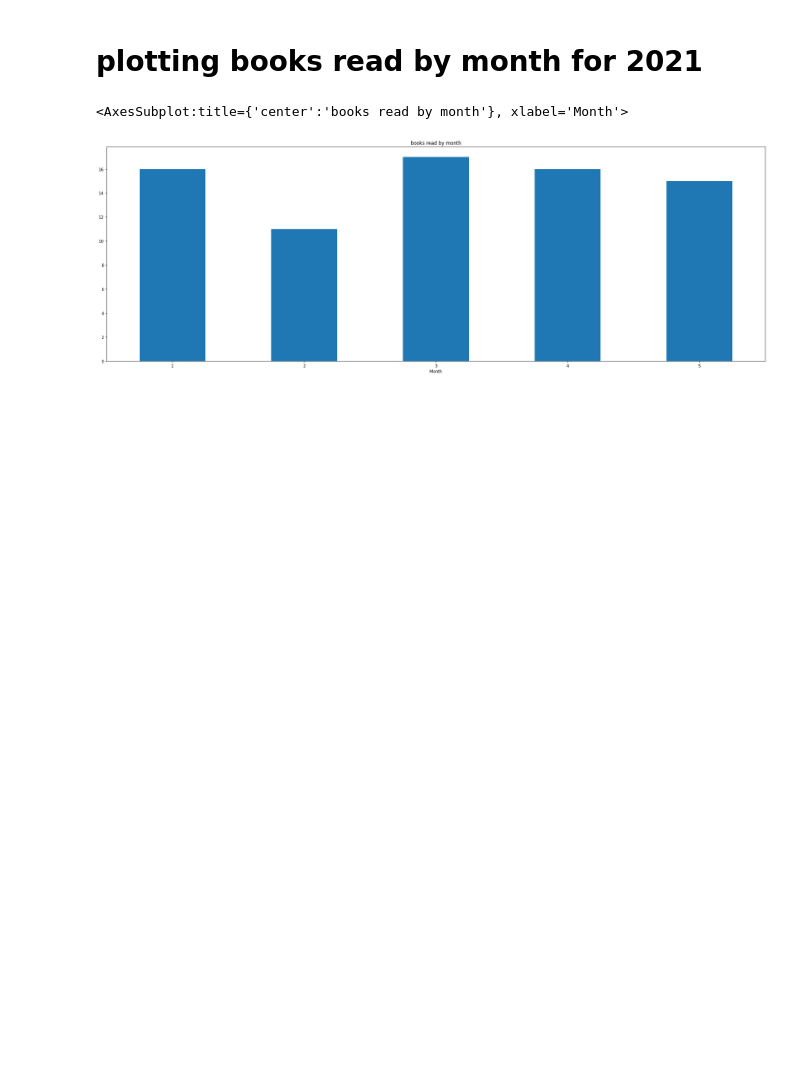
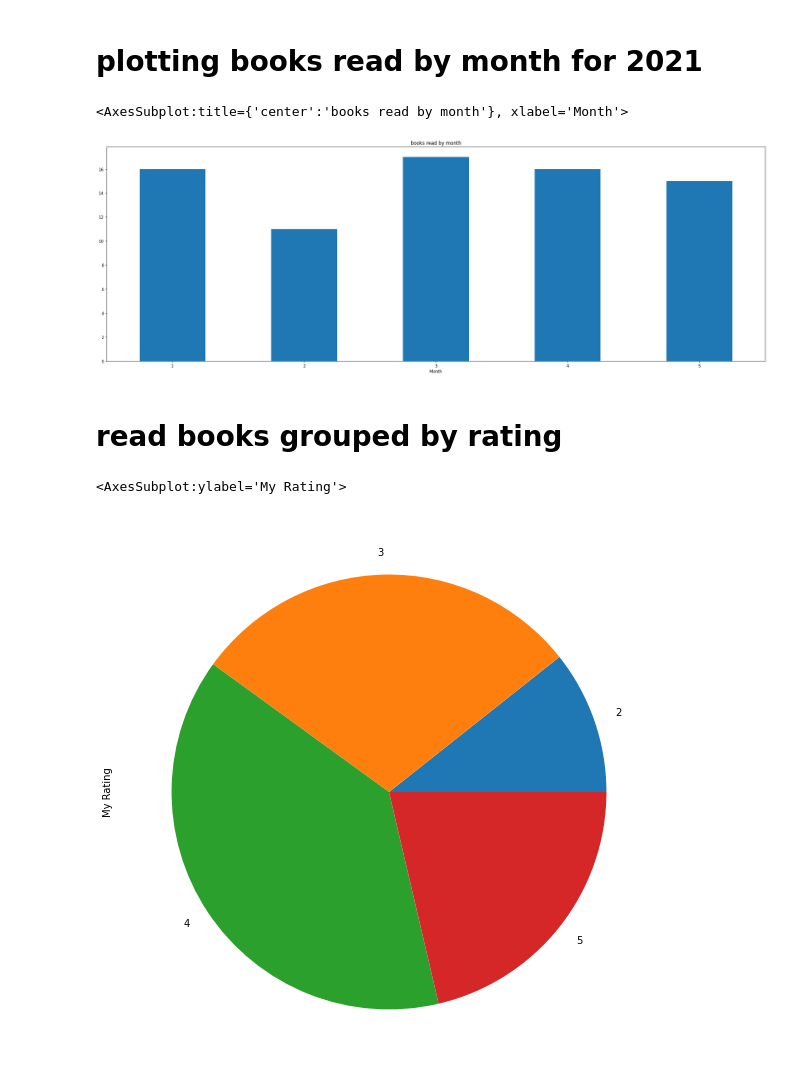
Before and after one commit to ruthrootz/goodreads-data-science, a Jupyter notebook: my-goodreads-reading-data.ipynb, the cells around one changed output. Drawn from its saved outputs; the diff is of its cells as text; code cells hidden in the pictures; blank space fills up the shorter version.

```diff
--- a/my-goodreads-reading-data.ipynb
+++ b/my-goodreads-reading-data.ipynb
@@ -28,4 +28,7 @@ filtered_books['Month'] = [d[0] for d in filtered_books['Date Read']]
 
 book_count_by_month = filtered_books.groupby('Month')['Month'].count()
 book_count_by_month
+
+books_grouped_by_rating = filtered_books.groupby('My Rating')['My Rating'].count()
+books_grouped_by_rating
 # %% [output]
@@ -45,3 +47,10 @@ book_count_by_month.plot.bar(x = 'Month', y = '', rot = 0)
 # %% [output]
 <AxesSubplot:title={'center':'books read by month'}, xlabel='Month'>
 [figure]
+# %% [markdown]
+# read books grouped by rating
+# %%
+books_grouped_by_rating.plot.pie(x = 'My Rating', y = '', figsize = (10, 10))
+# %% [output]
+<AxesSubplot:ylabel='My Rating'>
+[figure, added]
```
Also changed, not shown: parts of 1 cell of this notebook.
